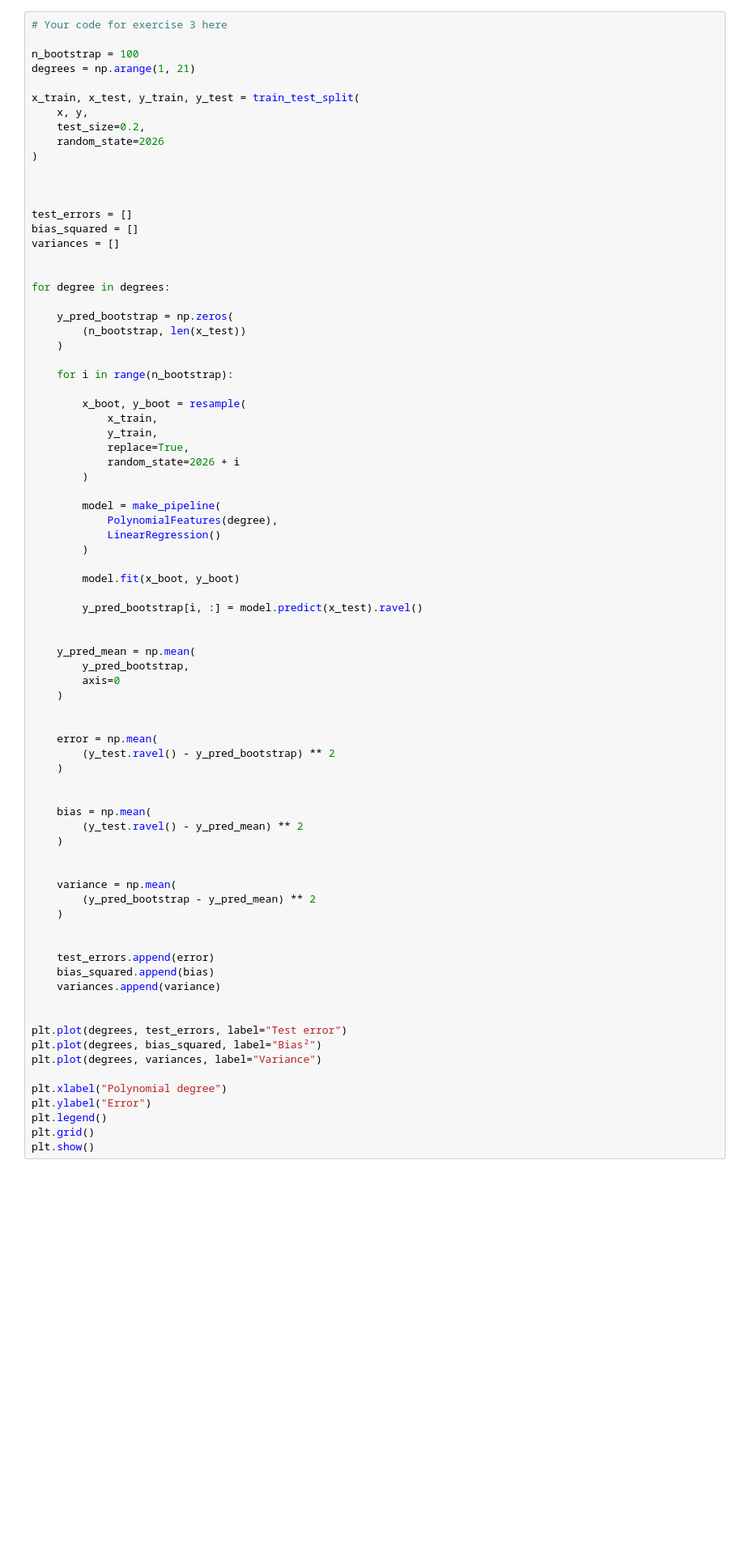
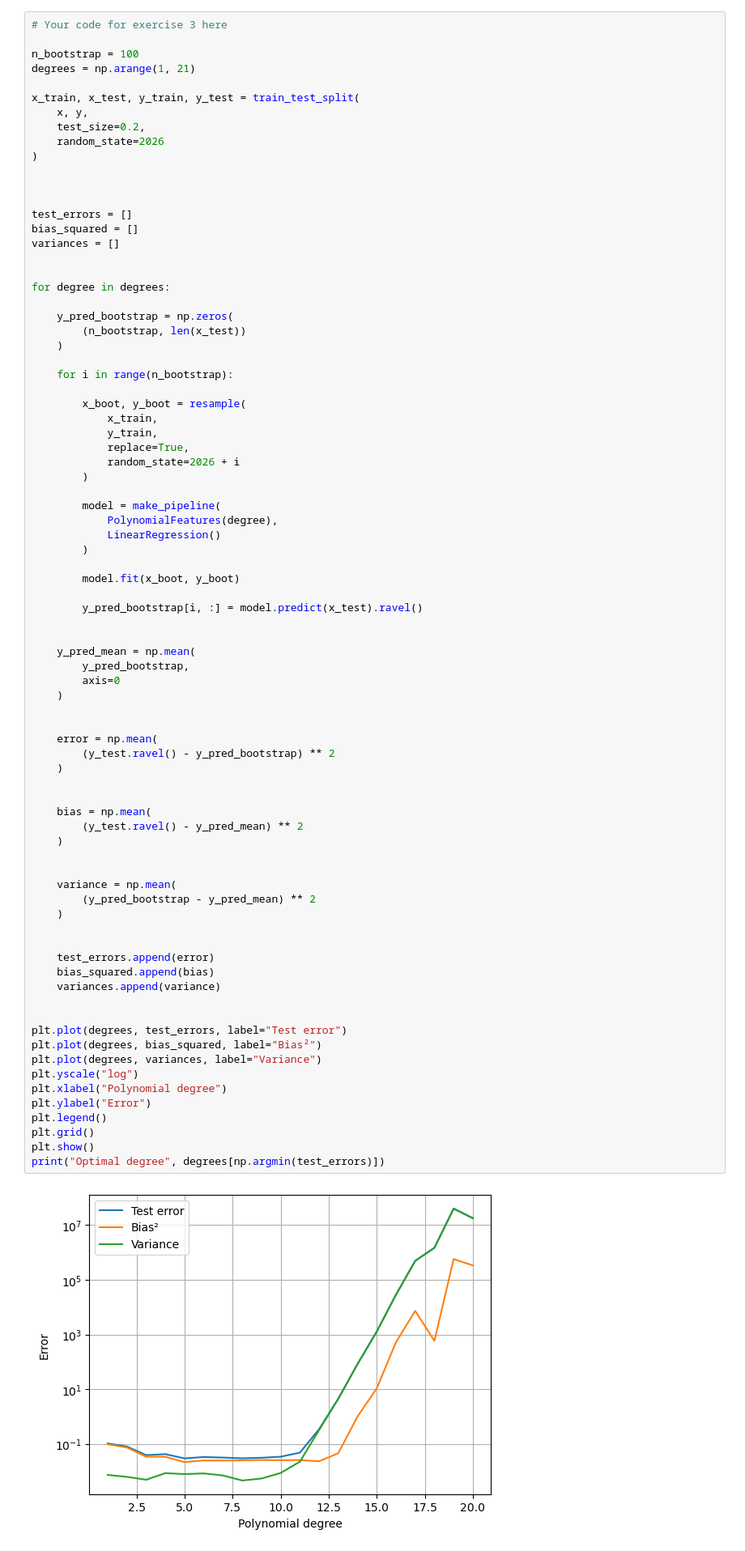
Before and after one commit to carlpd/FYS-STK, a Jupyter notebook: Weekly Excercises/exercisesweek36.ipynb, the cells around one changed output. Shown at 81% size. Saved outputs shown, nothing was run; the diff lists cells and outputs as text; blank space fills up the shorter version.

```diff
--- a/Weekly Excercises/exercisesweek36.ipynb
+++ b/Weekly Excercises/exercisesweek36.ipynb
@@ -293,31 +293,34 @@ for degree in degrees:
 
 
     error = np.mean(
         (y_test.ravel() - y_pred_bootstrap) ** 2
     )
 
 
     bias = np.mean(
         (y_test.ravel() - y_pred_mean) ** 2
     )
 
 
     variance = np.mean(
         (y_pred_bootstrap - y_pred_mean) ** 2
     )
 
 
     test_errors.append(error)
     bias_squared.append(bias)
     variances.append(variance)
 
 
 plt.plot(degrees, test_errors, label="Test error")
 plt.plot(degrees, bias_squared, label="Bias²")
 plt.plot(degrees, variances, label="Variance")
-
+plt.yscale("log")
 plt.xlabel("Polynomial degree")
 plt.ylabel("Error")
 plt.legend()
 plt.grid()
 plt.show()
+print("Optimal degree", degrees[np.argmin(test_errors)])
+# %% [output]
+[figure, added]
```
Also changed, not shown: parts of 16 cells of this notebook.
